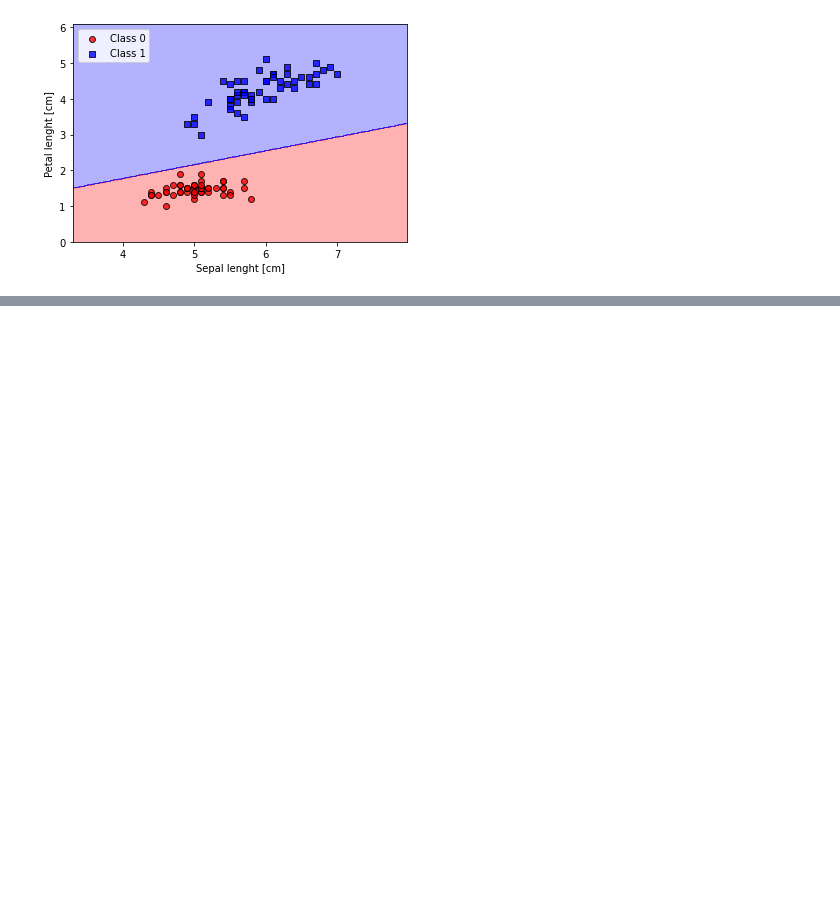
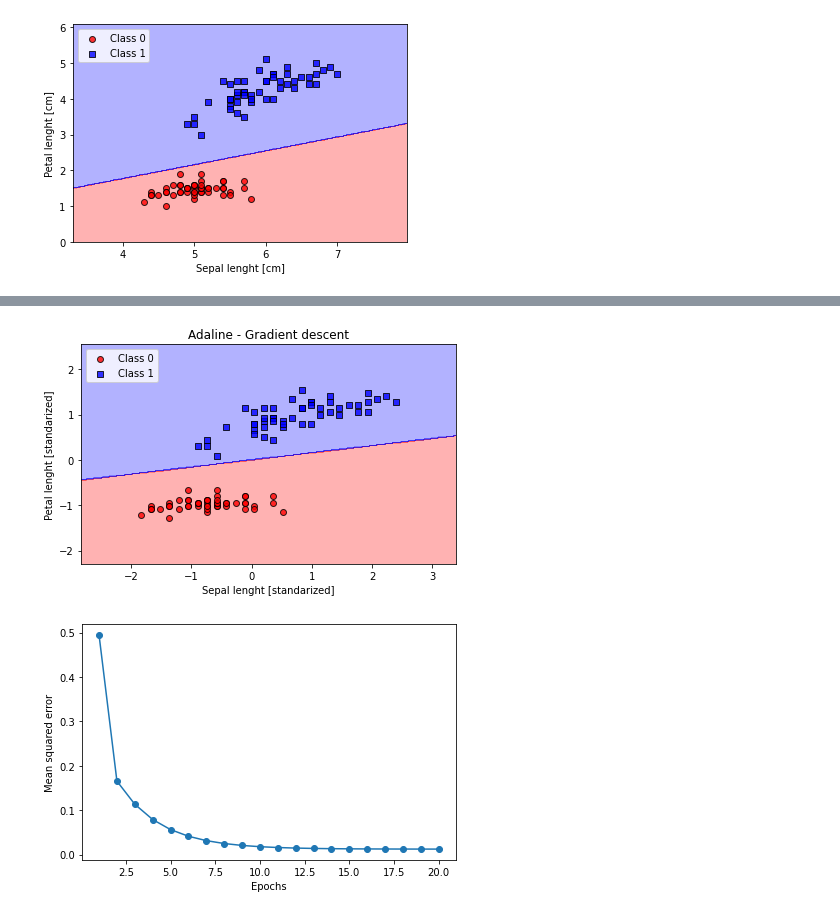
Before and after one commit to robb666/nn, a Jupyter notebook: Machine Learning With PyTorch and Scikit-Learn/Chapter 1.ipynb, the cells around one changed output, grey strips where cells are left out. Saved outputs shown, nothing was run; the diff lists cells and outputs as text; code cells hidden in the pictures; blank space fills up the shorter version.

```diff
--- a/Machine Learning With PyTorch and Scikit-Learn/Chapter 1.ipynb
+++ b/Machine Learning With PyTorch and Scikit-Learn/Chapter 1.ipynb
@@ -116,0 +212,17 @@ plt.show()
+# %%
+plot_decision_regions(X_std, y, classifier=ada_gd)
+plt.title('Adaline - Gradient descent')
+plt.xlabel('Sepal lenght [standarized]')
+plt.ylabel('Petal lenght [standarized]')
+plt.legend(loc='upper left')
+plt.tight_layout()
+plt.show()
+plt.plot(range(1, len(ada_gd.losses_) + 1),
+        ada_gd.losses_, marker='o')
+plt.xlabel('Epochs')
+plt.ylabel('Mean squared error')
+plt.tight_layout()
+plt.show()
+# %% [output]
+[figure, added]
+[figure, added]
```
Also changed, not shown: parts of 4 cells of this notebook, 1 other file.
